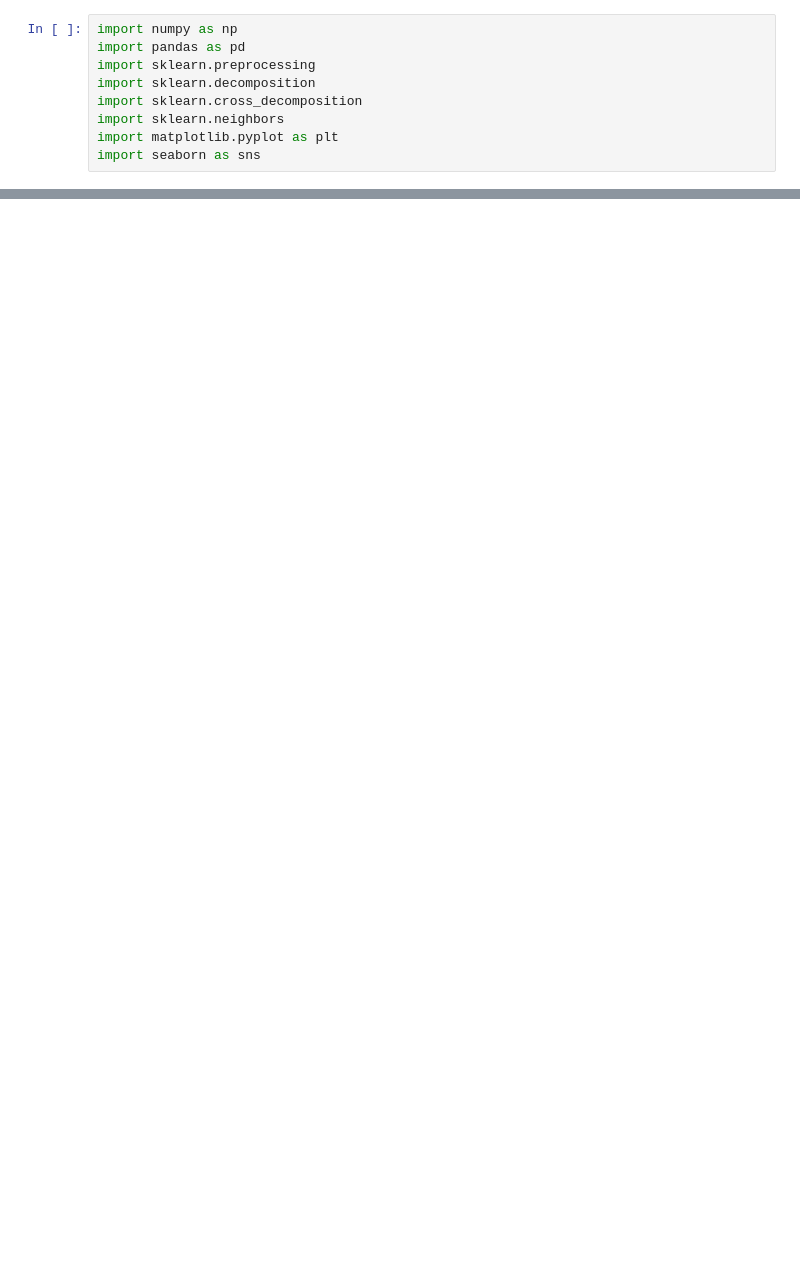
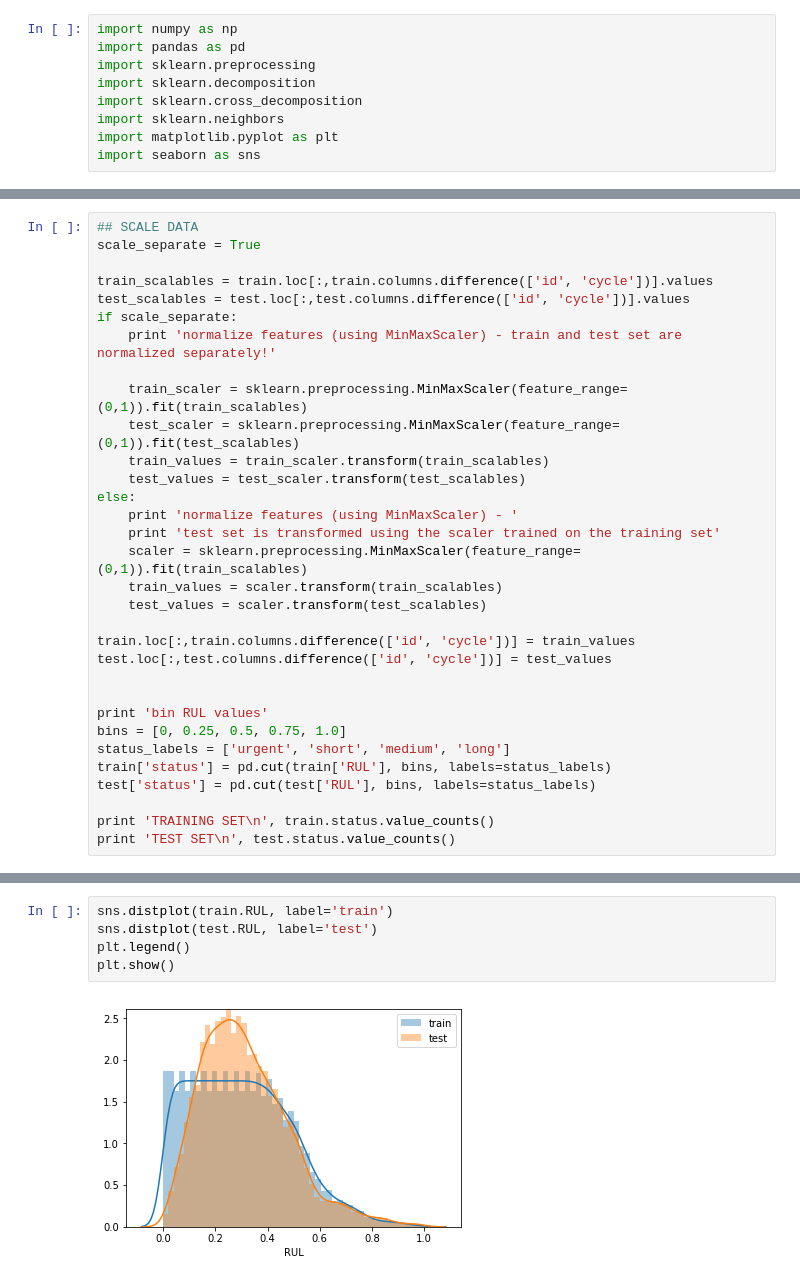
Before and after one commit to asadisaghar/PdM-C-MAPSS, a Jupyter notebook: play/PCA.ipynb, the cells around one changed output, grey strips where cells are left out. Drawn from its saved outputs; the diff is of its cells as text; blank space fills up the shorter version.

```diff
--- a/play/PCA.ipynb
+++ b/play/PCA.ipynb
@@ -97,0 +65,32 @@ encode labels as one-vs-all vectors
+# %%
+## SCALE DATA
+scale_separate = True
+
+train_scalables = train.loc[:,train.columns.difference(['id', 'cycle'])].values
+test_scalables = test.loc[:,test.columns.difference(['id', 'cycle'])].values
+if scale_separate:
+    print 'normalize features (using MinMaxScaler) - train and test set are normalized separately!'
+
+    train_scaler = sklearn.preprocessing.MinMaxScaler(feature_range=(0,1)).fit(train_scalables)
+    test_scaler = sklearn.preprocessing.MinMaxScaler(feature_range=(0,1)).fit(test_scalables)
+    train_values = train_scaler.transform(train_scalables)
+    test_values = test_scaler.transform(test_scalables)
+else:
+    print 'normalize features (using MinMaxScaler) - '
+    print 'test set is transformed using the scaler trained on the training set'
+    scaler = sklearn.preprocessing.MinMaxScaler(feature_range=(0,1)).fit(train_scalables)
+    train_values = scaler.transform(train_scalables)
+    test_values = scaler.transform(test_scalables)
+
+train.loc[:,train.columns.difference(['id', 'cycle'])] = train_values
+test.loc[:,test.columns.difference(['id', 'cycle'])] = test_values
+
+
+print 'bin RUL values'
+bins = [0, 0.25, 0.5, 0.75, 1.0]
+status_labels = ['urgent', 'short', 'medium', 'long']
+train['status'] = pd.cut(train['RUL'], bins, labels=status_labels)
+test['status'] = pd.cut(test['RUL'], bins, labels=status_labels)
+
+print 'TRAINING SET\n', train.status.value_counts()
+print 'TEST SET\n', test.status.value_counts()
@@ -97,0 +112,7 @@ encode labels as one-vs-all vectors
+# %%
+sns.distplot(train.RUL, label='train')
+sns.distplot(test.RUL, label='test')
+plt.legend()
+plt.show()
+# %% [output]
+[figure, added]
```
Also changed, not shown: parts of 21 cells of this notebook.
